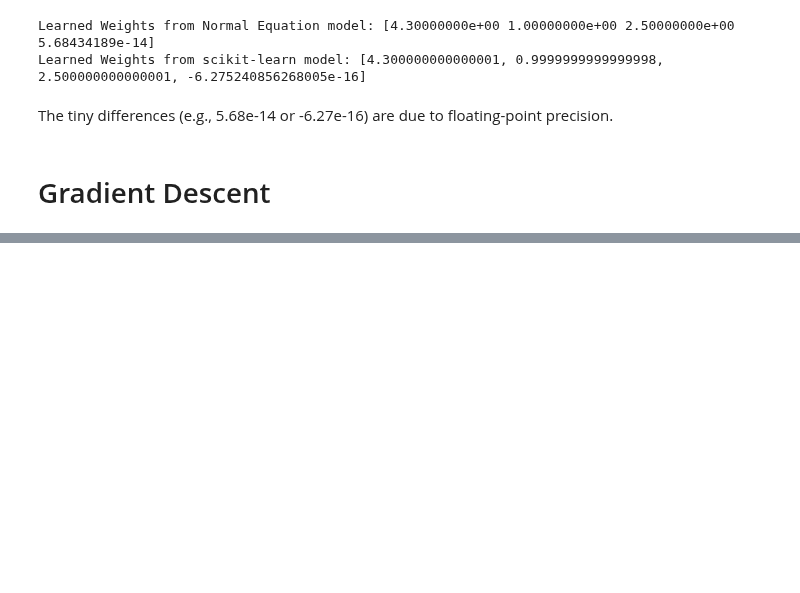
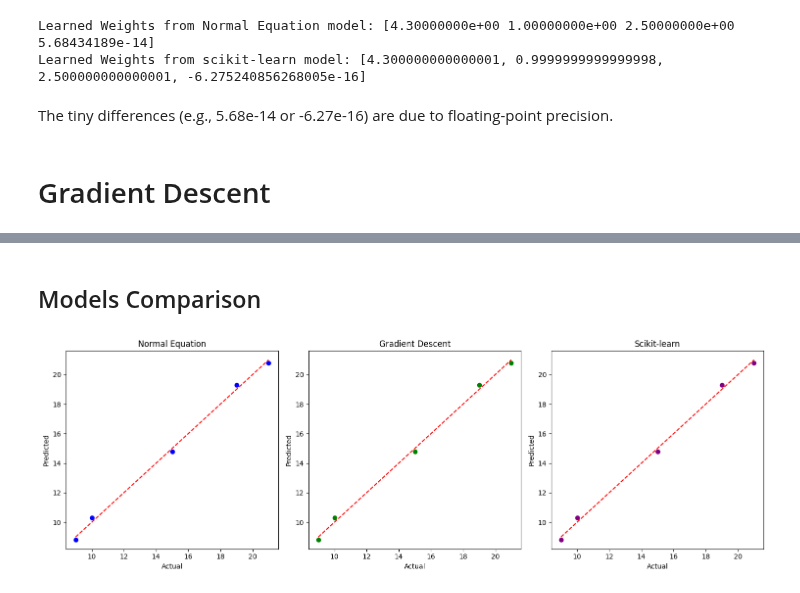
Before and after one commit to NishivSingh/ML-Algorithms-Implementation-From-Scratch, a Jupyter notebook: Regression/LinearRegression/LinearRegression.ipynb, the cells around one changed output, grey strips where cells are left out. Cells and saved outputs as stored; diff of their text form; code cells hidden in the pictures; blank space fills up the shorter version.

```diff
--- a/Regression/LinearRegression/LinearRegression.ipynb
+++ b/Regression/LinearRegression/LinearRegression.ipynb
@@ -171,0 +204,31 @@ plt.show()
+# %% [markdown]
+## Models Comparison
+# %%
+# Create plot
+fig, axes = plt.subplots(1, 3, figsize=(15, 5))
+
+# Normal Equation
+axes[0].scatter(y, predictions_ne, color='blue')
+axes[0].plot([y.min(), y.max()], [y.min(), y.max()], 'r--')  # perfect line
+axes[0].set_title("Normal Equation")
+axes[0].set_xlabel("Actual")
+axes[0].set_ylabel("Predicted")
+
+# Gradient Descent
+axes[1].scatter(y, predictions_gd, color='green')
+axes[1].plot([y.min(), y.max()], [y.min(), y.max()], 'r--')
+axes[1].set_title("Gradient Descent")
+axes[1].set_xlabel("Actual")
+axes[1].set_ylabel("Predicted")
+
+# Scikit-learn
+axes[2].scatter(y, predictions_sklearn, color='purple')
+axes[2].plot([y.min(), y.max()], [y.min(), y.max()], 'r--')
+axes[2].set_title("Scikit-learn")
+axes[2].set_xlabel("Actual")
+axes[2].set_ylabel("Predicted")
+
+plt.tight_layout()
+plt.show()
+# %% [output]
+[figure, added]
```
Also changed, not shown: parts of 5 cells of this notebook.
